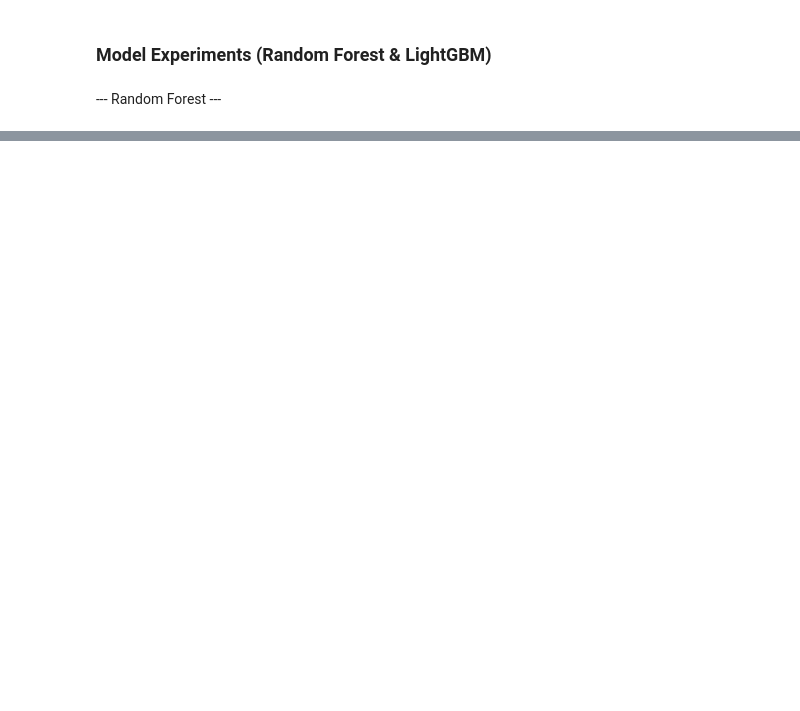
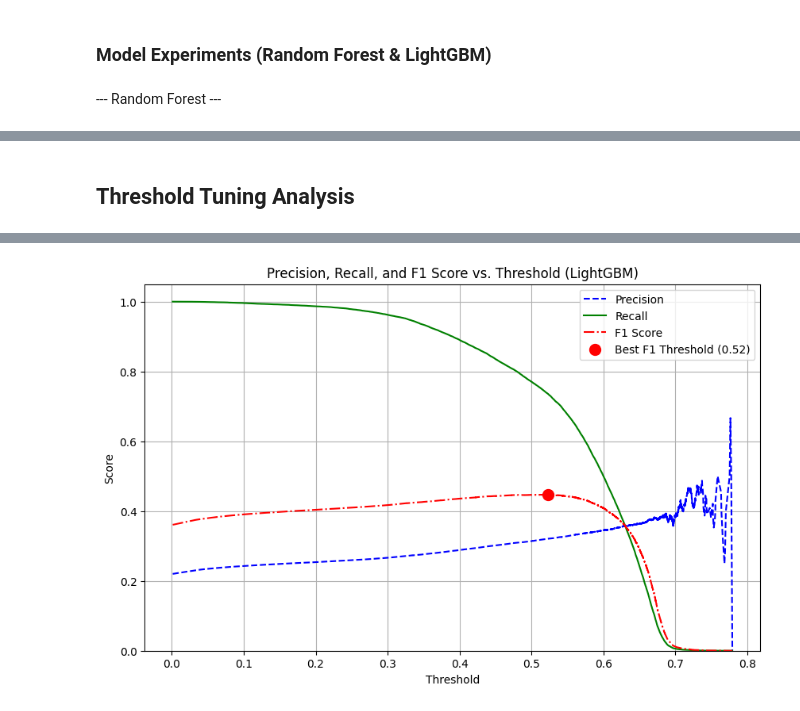
Before and after one commit to Btlyons1/MappingHeat, a Jupyter notebook: model/new_model.ipynb, the cells around one changed output, grey strips where cells are left out. Saved outputs shown, nothing was run; the diff lists cells and outputs as text; code cells hidden in the pictures; blank space fills up the shorter version.

```diff
--- a/model/new_model.ipynb
+++ b/model/new_model.ipynb
@@ -1015,0 +874,79 @@ except Exception as rf_err:
+# %% [markdown]
+## Threshold Tuning Analysis
+# %%
+# Ensure 'best_model_object' and its name exist from the comparison cell
+if 'best_model_object' in locals() and best_model_object is not None and 'best_model_name' in locals():
+    print(f"Analyzing probabilities from best model: {best_model_name}")
+
+    # Check if necessary data exists
+    if 'X_test' in locals() and 'y_test' in locals() and X_test is not None and y_test is not None:
+        try:
+            # Re-calculate probabilities for the positive class (safer than relying on evaluate_model state)
+            if hasattr(best_model_object, "predict_proba"):
+                probabilities = best_model_object.predict_proba(X_test)
+
+                if probabilities.shape[1] == 2:
+                    y_proba_positive = probabilities[:, 1] # Probability of class 1
+
+                    # Get precision, recall, thresholds
+                    precision, recall, thresholds = precision_recall_curve(y_test, y_proba_positive)
+
+                    # Plot Precision-Recall vs Threshold
+                    plt.figure(figsize=(10, 6))
+                    # Plot precision and recall - note thresholds array is 1 element shorter
+                    plt.plot(thresholds, precision[:-1], "b--", label="Precision")
+                    plt.plot(thresholds, recall[:-1], "g-", label="Recall")
+
+                    # Calculate F1 score for each threshold
+                    # Need to avoid division by zero if precision+recall is 0
+                    f1_scores = np.zeros_like(thresholds)
+                    non_zero_sum = (precision[:-1] + recall[:-1]) > 0
+                    f1_scores[non_zero_sum] = (2 * precision[:-1][non_zero_sum] * recall[:-1][non_zero_sum]) / (precision[:-1][non_zero_sum] + recall[:-1][non_zero_sum])
+
+                    # Find the threshold that maximizes F1 score
+                    best_threshold_idx = np.argmax(f1_scores)
+                    best_threshold_f1 = thresholds[best_threshold_idx]
+                    max_f1 = f1_scores[best_threshold_idx]
+
+                    print(f"\nThreshold maximizing F1 score: {best_threshold_f1:.4f} (F1 Score: {max_f1:.4f})")
+
+                    # Plot F1 score on the same graph
+                    plt.plot(thresholds, f1_scores, "r-.", label="F1 Score")
+                    # Mark the best threshold
+                    plt.scatter(best_threshold_f1, max_f1, marker='o', color='red', label=f'Best F1 Threshold ({best_threshold_f1:.2f})', s=100, zorder=5)
+
+                    plt.xlabel("Threshold")
+                    plt.ylabel("Score")
+                    plt.title(f'Precision, Recall, and F1 Score vs. Threshold ({best_model_name})')
+                    plt.legend(loc='best')
+                    plt.grid(True)
+                    plt.ylim([0, 1.05]) # Adjust ylim for better visibility
+                    plt.show()
+
+                    # --- Example: Evaluate using the best F1 threshold ---
+                    print(f"\n--- Evaluating with custom threshold = {best_threshold_f1:.4f} ---")
+                    y_pred_custom = (y_proba_positive >= best_threshold_f1).astype(int)
+
+                    print("Classification Report (Custom Threshold):")
+                    print(classification_report(y_test, y_pred_custom, zero_division=0))
+                    print("Confusion Matrix (Custom Threshold):")
+                    cm_custom = confusion_matrix(y_test, y_pred_custom)
+                    print(cm_custom)
+                    custom_f1 = f1_score(y_test, y_pred_custom, zero_division=0)
+                    print(f"F1 Score (Positive Class, Custom Threshold): {custom_f1:.4f}")
+
+                elif probabilities.shape[1] == 1:
+                     print("⚠️ Threshold analysis not possible: predict_proba returned only one column.")
+                else:
+                     print(f"⚠️ Threshold analysis not possible: predict_proba returned unexpected shape {probabilities.shape}.")
+
+            else:
+                print("⚠️ Best model object does not have 'predict_proba' method. Cannot perform threshold analysis.")
+
+        except Exception as e:
+            print(f"❌ Error during threshold analysis: {e}")
+    else:
+        print("❌ Cannot perform threshold analysis: X_test or y_test not found.")
+else:
+    print("⚠️ Cannot perform threshold analysis: Best model object not found or determined.")
+# %% [output]
@@ -1015,0 +956 @@ except Exception as rf_err:
+[figure, added]
```
Also changed, not shown: parts of 88 cells of this notebook, 10 other files.
